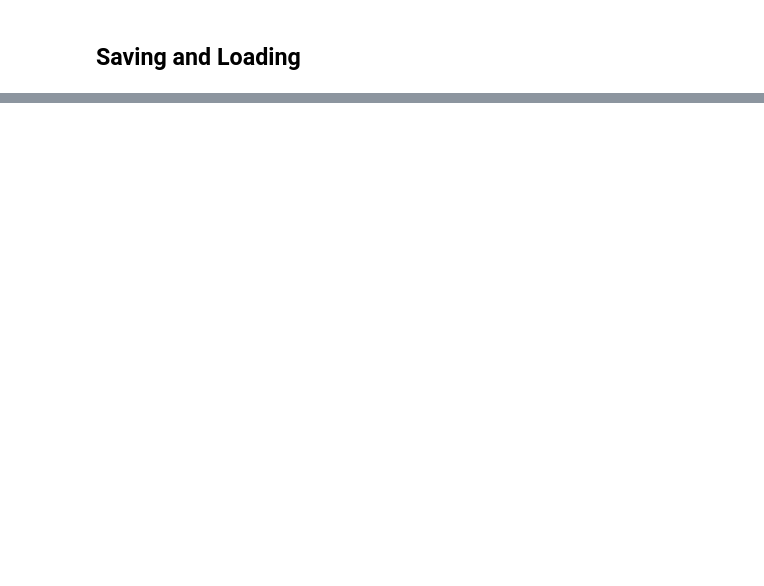
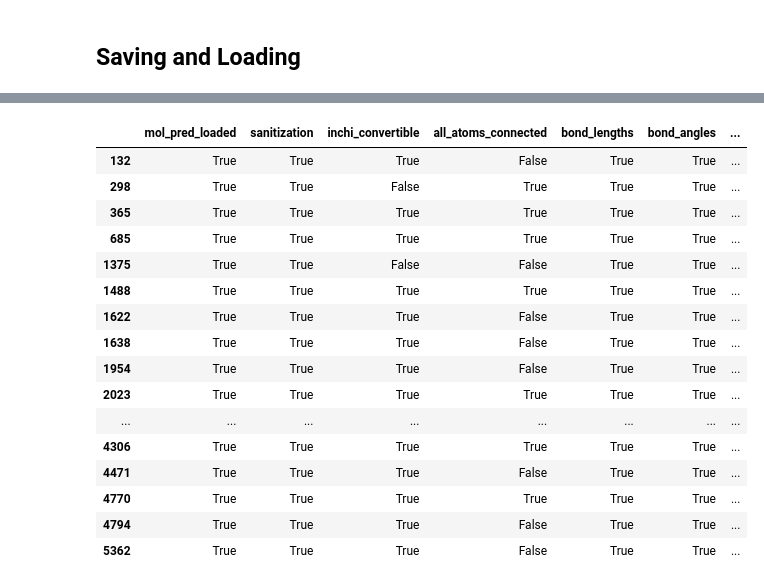
Before and after one commit to svenlg/constrained-generation-geom, a Jupyter notebook: notebooks/01_gen_xtb_pose.ipynb, the cells around one changed output, grey strips where cells are left out. Cells and saved outputs as stored; diff of their text form; code cells hidden in the pictures; blank space fills up the shorter version.

```diff
--- a/notebooks/01_gen_xtb_pose.ipynb
+++ b/notebooks/01_gen_xtb_pose.ipynb
@@ -1024,0 +1002,6 @@ mols_back[0].rdkit_mol
+# %%
+# cols_to_fix = ['bond_lengths', 'bond_angles', 'internal_steric_clash', 'aromatic_ring_flatness', 'non-aromatic_ring_non-flatness', 'double_bond_flatness', 'internal_energy']
+cols_to_fix = ['internal_energy']
+# %%
+train_df[cols_to_fix] = train_df[cols_to_fix].notna()
+train_df
@@ -1024,0 +1045,20 @@ mols_back[0].rdkit_mol
+# %%
+train_df[ train_df["sanitization"] != train_df["internal_energy"] ]
+# %% [output]
+|  | mol_pred_loaded | sanitization | inchi_convertible | all_atoms_connected | bond_lengths | bond_angles | ... |
+| 132 | True | True | True | False | True | True | ... |
+| 298 | True | True | False | True | True | True | ... |
+| 365 | True | True | True | True | True | True | ... |
+| 685 | True | True | True | True | True | True | ... |
+| 1375 | True | True | False | False | True | True | ... |
+| 1488 | True | True | True | True | True | True | ... |
+| 1622 | True | True | True | False | True | True | ... |
+| 1638 | True | True | True | False | True | True | ... |
+| 1954 | True | True | True | False | True | True | ... |
+| 2023 | True | True | True | True | True | True | ... |
+| ... | ... | ... | ... | ... | ... | ... | ... |
+| 4306 | True | True | True | True | True | True | ... |
+| 4471 | True | True | True | False | True | True | ... |
+| 4770 | True | True | True | True | True | True | ... |
+| 4794 | True | True | True | False | True | True | ... |
+| 5362 | True | True | True | False | True | True | ... |
```
Also changed, not shown: parts of 46 cells of this notebook, 11 other files.
